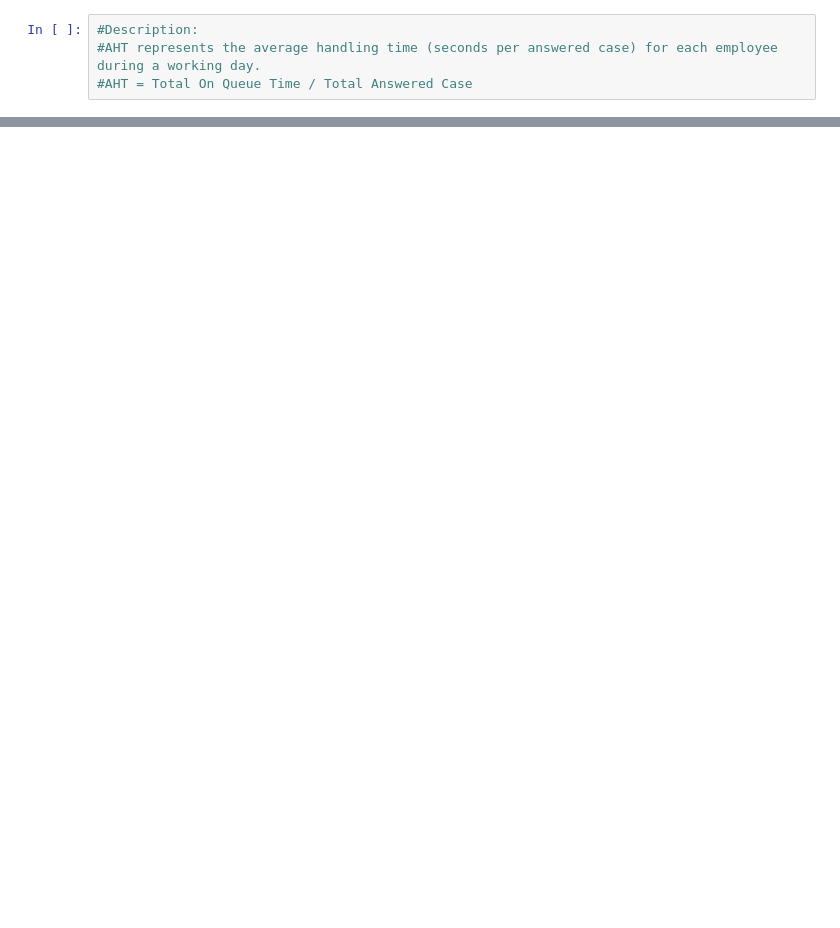
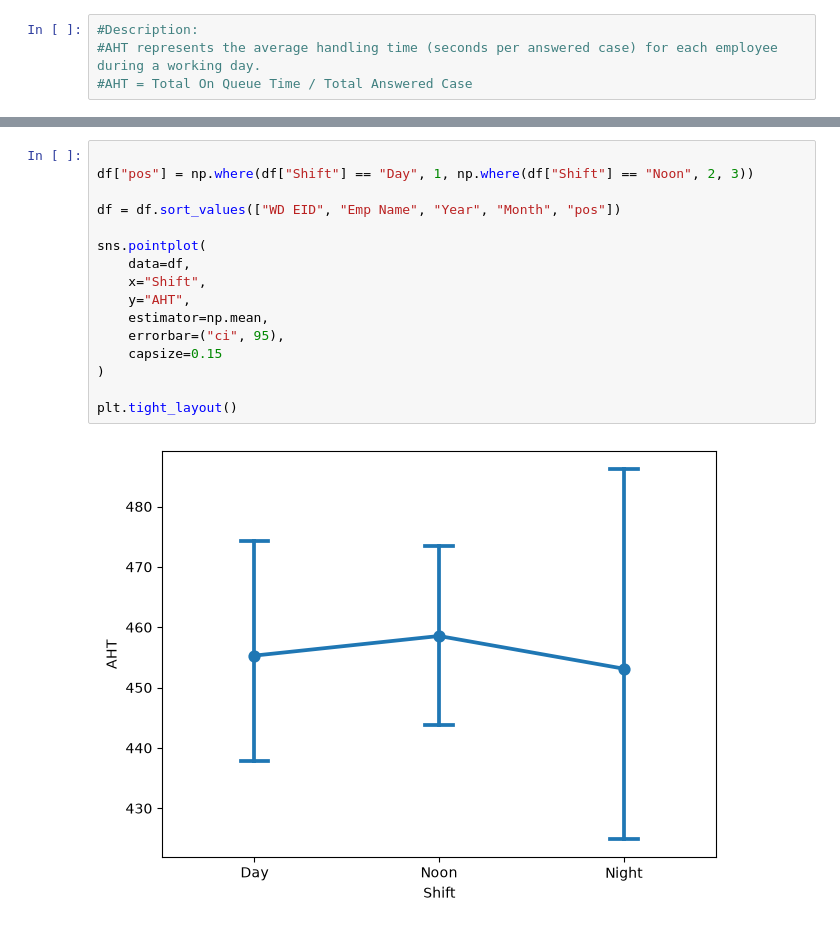
Before and after one commit to Rockiearn/CNX, a Jupyter notebook: notebooks/EDA.ipynb, the cells around one changed output, grey strips where cells are left out. Cells and saved outputs as stored; diff of their text form; blank space fills up the shorter version.

Commit message:
EDA - Distribution by Shift

```diff
--- a/notebooks/EDA.ipynb
+++ b/notebooks/EDA.ipynb
@@ -174,0 +183,18 @@ df_shift_insight
+# %%
+
+df["pos"] = np.where(df["Shift"] == "Day", 1, np.where(df["Shift"] == "Noon", 2, 3))
+
+df = df.sort_values(["WD EID", "Emp Name", "Year", "Month", "pos"])
+
+sns.pointplot(
+    data=df,
+    x="Shift",
+    y="AHT",
+    estimator=np.mean,
+    errorbar=("ci", 95),
+    capsize=0.15
+)
+
+plt.tight_layout()
+# %% [output]
+[figure, added]
```
Also changed, not shown: parts of 26 cells of this notebook.
